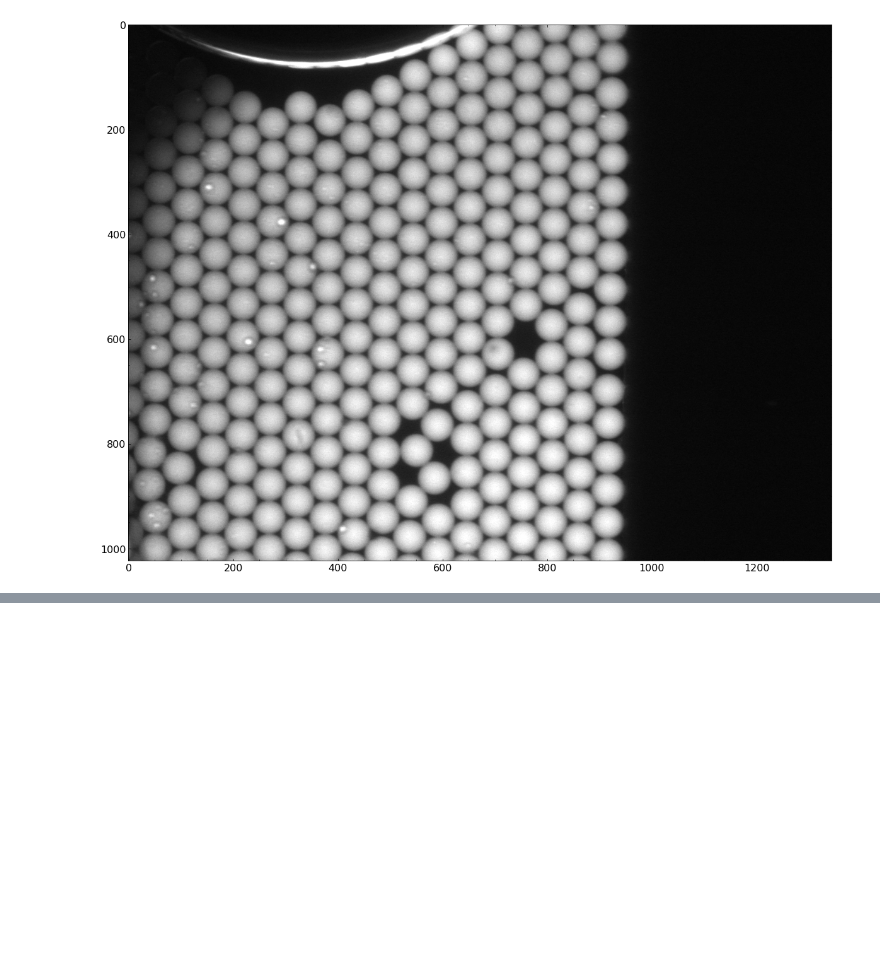
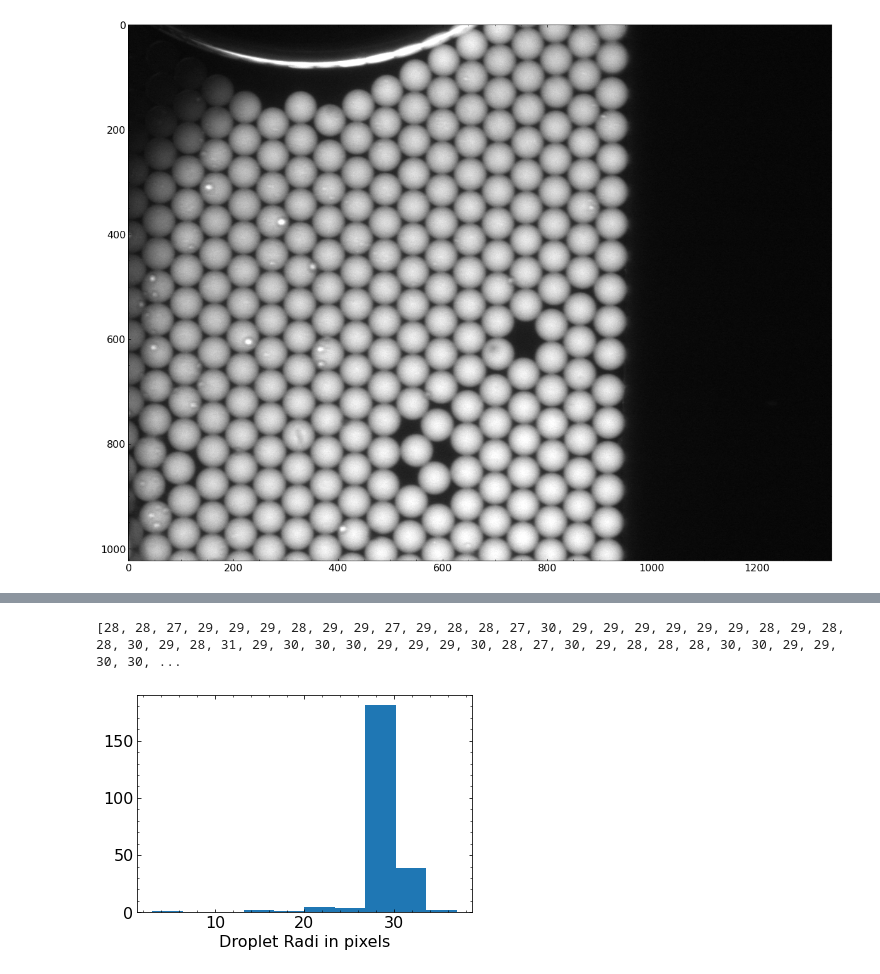
Before and after one commit to Fygenson-Lab/Droplet-Image-Analysis, a Jupyter notebook: droplet_finder_workbook.ipynb, the cells around one changed output, grey strips where cells are left out. Saved outputs shown, nothing was run; the diff lists cells and outputs as text; code cells hidden in the pictures; blank space fills up the shorter version.

```diff
--- a/droplet_finder_workbook.ipynb
+++ b/droplet_finder_workbook.ipynb
@@ -60,0 +112,8 @@ axs[2].imshow(bin_color_img, cmap = 'gray')
+# %%
+print(radi)
+plt.hist(radi)
+plt.xlabel('Droplet Radi in pixels')
+plt.show()
+# %% [output]
+[28, 28, 27, 29, 29, 29, 28, 29, 29, 27, 29, 28, 28, 27, 30, 29, 29, 29, 29, 29, 29, 28, 29, 28, 28, 30, 29, 28, 31, 29, 30, 30, 30, 29, 29, 29, 30, 28, 27, 30, 29, 28, 28, 28, 30, 30, 29, 29, 30, 30, ...
+[figure, added]
```
Also changed, not shown: parts of 4 cells of this notebook.
